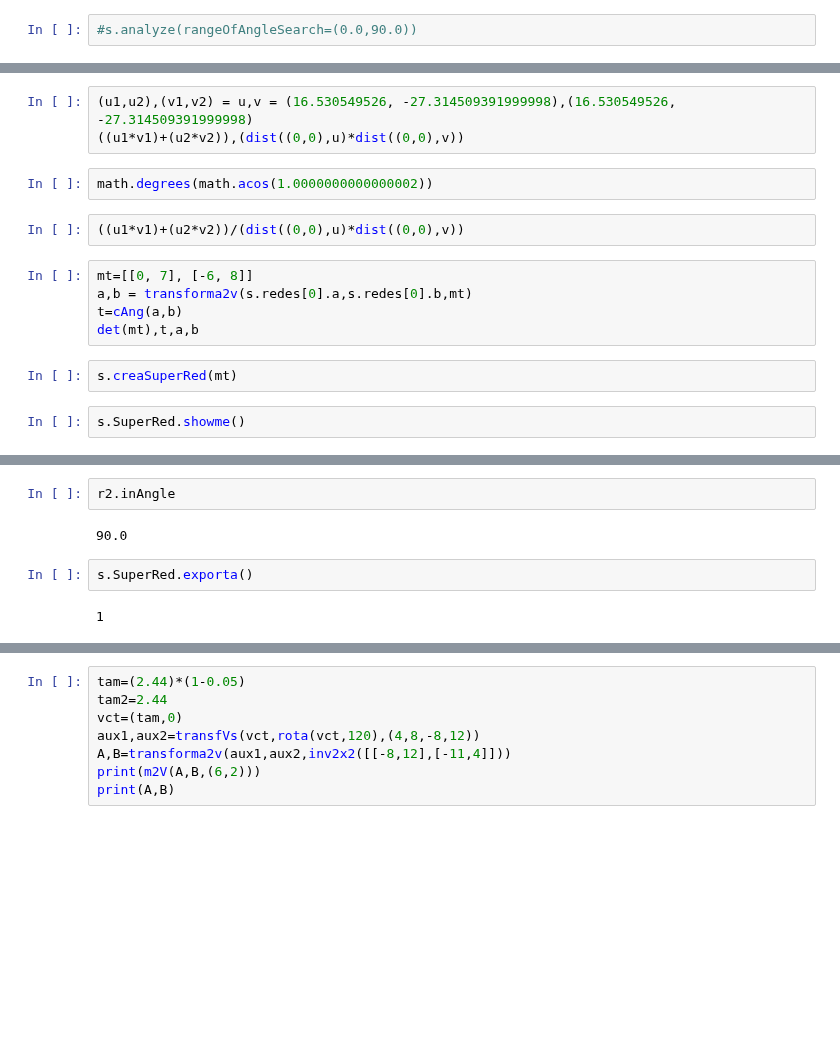
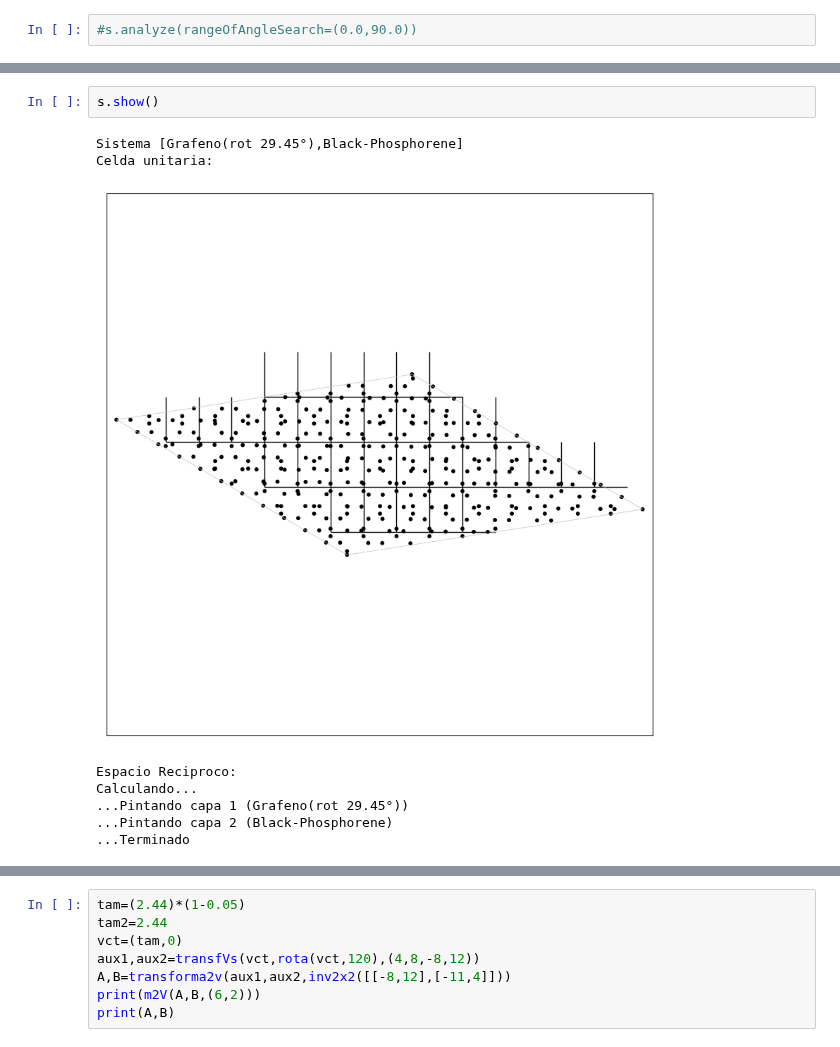
Before and after one commit to OssielAg/SS, a Jupyter notebook: SuperCell/protosistema.ipynb, the cells around one changed output, grey strips where cells are left out. Drawn from its saved outputs; the diff is of its cells as text; blank space fills up the shorter version.

```diff
--- a/SuperCell/protosistema.ipynb
+++ b/SuperCell/protosistema.ipynb
@@ -253,16 +238,11 @@ cAng((16.530549526, -27.314509391999998),(16.530549526, -27.314509391999998))
-# %%
-(u1,u2),(v1,v2) = u,v = (16.530549526, -27.314509391999998),(16.530549526, -27.314509391999998)
-((u1*v1)+(u2*v2)),(dist((0,0),u)*dist((0,0),v))
-# %%
-math.degrees(math.acos(1.0000000000000002))
-# %%
-((u1*v1)+(u2*v2))/(dist((0,0),u)*dist((0,0),v))
-# %%
-mt=[[0, 7], [-6, 8]]
-a,b = transforma2v(s.redes[0].a,s.redes[0].b,mt)
-t=cAng(a,b)
-det(mt),t,a,b
-# %%
-s.creaSuperRed(mt)
 # %%
-s.SuperRed.showme()
+s.show()
+# %% [output]
+Sistema [Grafeno(rot 29.45°),Black-Phosphorene]
+Celda unitaria:
+[figure, added]
+Espacio Reciproco:
+Calculando...
+...Pintando capa 1 (Grafeno(rot 29.45°))
+...Pintando capa 2 (Black-Phosphorene)
+...Terminado
@@ -269,8 +249,0 @@ s.SuperRed.showme()
-# %%
-r2.inAngle
-# %% [output]
-90.0
-# %%
-s.SuperRed.exporta()
-# %% [output]
-1
```
Also changed, not shown: parts of 24 cells of this notebook, 22 other files.
